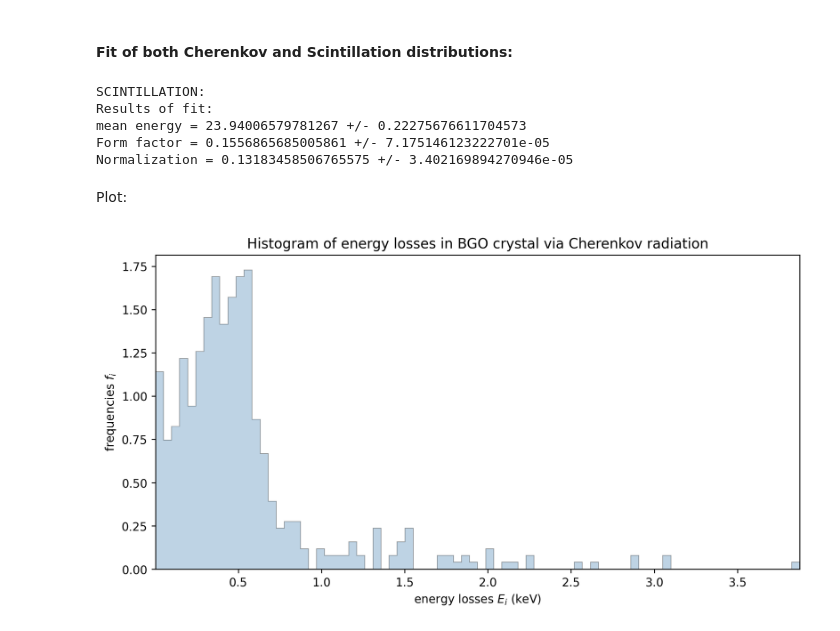
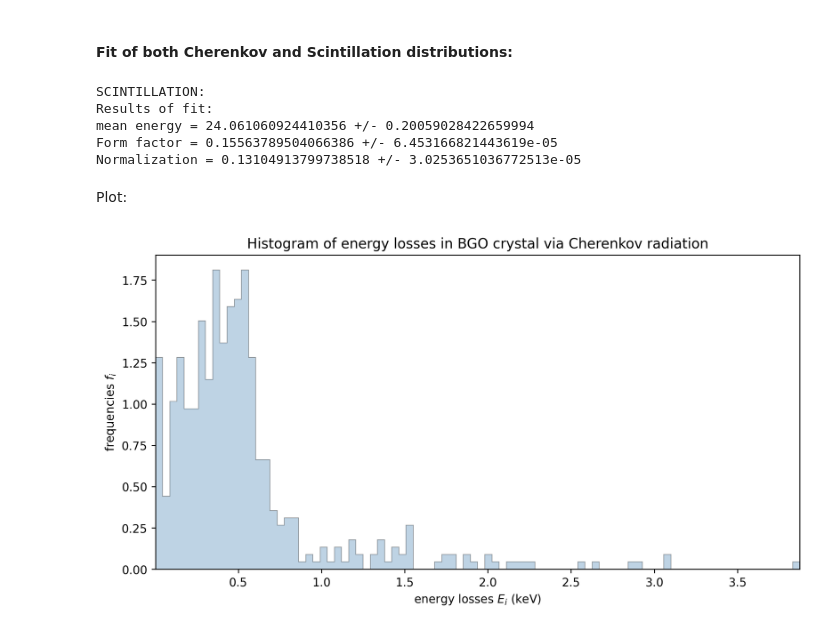
Before and after one commit to emanuelitoss/DreamExperiment, a Jupyter notebook: analysisDreamSimulation/dreamAnalysis.ipynb, the cells around one changed output. Cells and saved outputs as stored; diff of their text form; code cells hidden in the pictures.

```diff
--- a/analysisDreamSimulation/dreamAnalysis.ipynb
+++ b/analysisDreamSimulation/dreamAnalysis.ipynb
@@ -272,8 +262,9 @@ def g(x, mean, form, normalization, alpha):
 #### Fit of both Cherenkov and Scintillation distributions:
 # %%
 #SCINTILLATION LIGHT FIT
+nbins = 90
 # extrapolate data from histogram
-bin_heightsScintillation, bin_bordersScintillation = np.histogram(energyScintillation, bins=nbins_c, density=True)
+bin_heightsScintillation, bin_bordersScintillation = np.histogram(energyScintillation, bins=nbins, density=True)
 bin_centersScintillation = bin_bordersScintillation[:-1] + 0.5*np.diff(bin_bordersScintillation)
 
 [mean_energyScintillation, form_Scintillation, normalization_Scintillation], covariance_Scintillation = optim.curve_fit(f, bin_centersScintillation, bin_heightsScintillation, p0=[np.mean(energyScintillation), 0.10, max(bin_heightsScintillation)])
@@ -288,28 +279,28 @@ print("Normalization = {0} +/- {1}".format(normalization_Scintillation,covarianc
 # %% [output]
 SCINTILLATION:
 Results of fit:
-mean energy = 23.94006579781267 +/- 0.22275676611704573
-Form factor = 0.1556865685005861 +/- 7.175146123222701e-05
-Normalization = 0.13183458506765575 +/- 3.402169894270946e-05
+mean energy = 24.061060924410356 +/- 0.20059028422659994
+Form factor = 0.15563789504066386 +/- 6.453166821443619e-05
+Normalization = 0.13104913799738518 +/- 3.0253651036772513e-05
 # %% [markdown]
 Plot:
 # %%
 # prepare the figure
 fig = plt.figure(111, figsize=(10,5), dpi=250)
 
 # plot the histo
-plt.hist(energyCherenkov, bins=nbins_c, label='BGO crystal', histtype="stepfilled",
+plt.hist(energyCherenkov, bins=nbins, label='BGO crystal', histtype="stepfilled",
         color='steelblue', ec='black', alpha=0.35, lw=0.65, density=True)
 
 # visualize
 plt.title('Histogram of energy losses in BGO crystal via Cherenkov radiation')
 plt.xlabel('energy losses $E_i$ (keV)')
 plt.xlim(min(energyCherenkov), max(energyCherenkov))
 plt.ylabel('frequencies $f_i$')
 plt.show()
 fig.savefig("LandauCerenkov.jpg", bbox_inches='tight')
 # %% [output]
-[figure, old version]
+[figure, new version]
 # %%
 # prepare the figure
 fig = plt.figure(111, figsize=(10,5), dpi=250)
```
Also changed, not shown: parts of 3 cells of this notebook.
